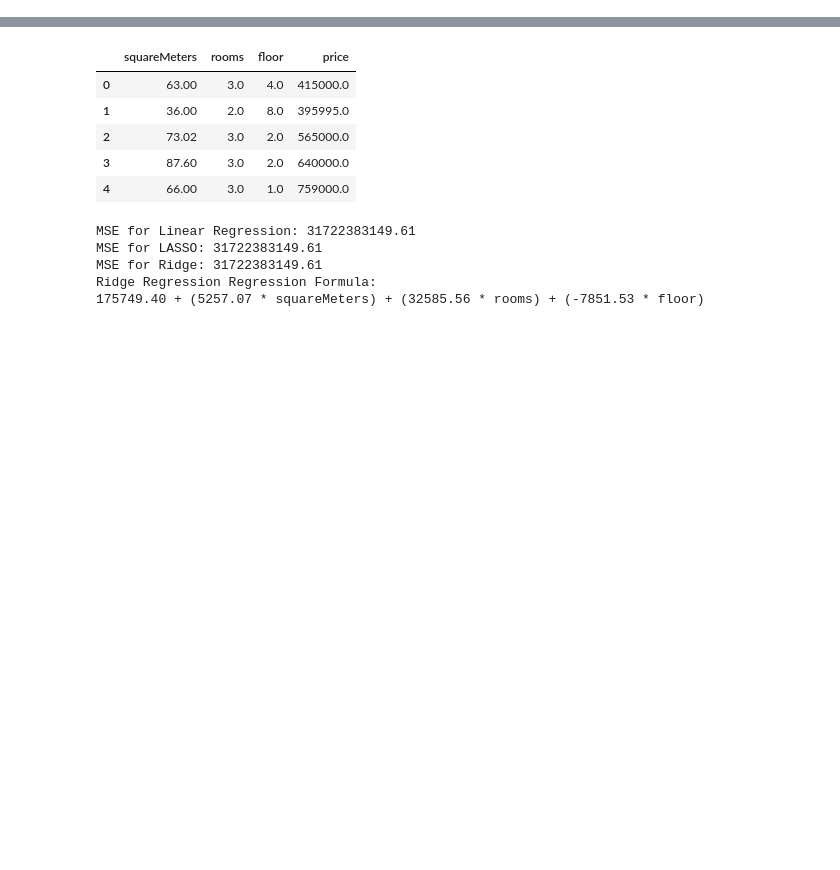
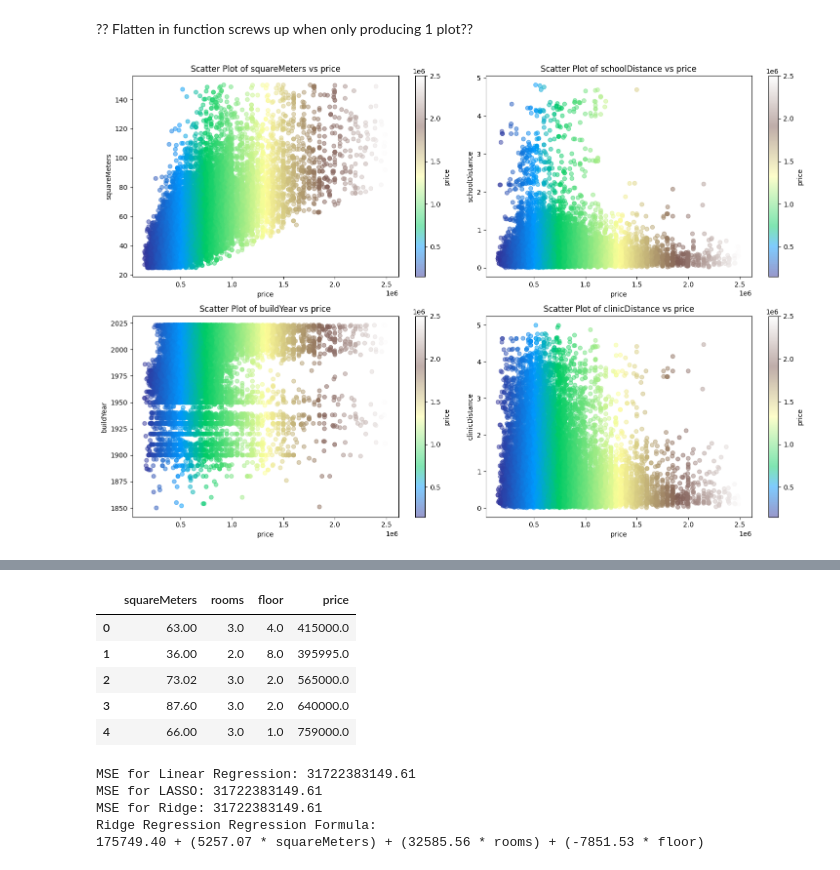
Before and after one commit to jnossa/CDS_Final_Project, a Jupyter notebook: notebook.ipynb, the cells around one changed output, grey strips where cells are left out. Cells and saved outputs as stored; diff of their text form; code cells hidden in the pictures; blank space fills up the shorter version.

```diff
--- a/notebook.ipynb
+++ b/notebook.ipynb
@@ -0,0 +35,7 @@
+# %% [markdown]
+?? Flatten in function screws up when only producing 1 plot??
+# %%
+# Scatter plots
+plots.create_scatter_plot([('price', 'squareMeters'), ('price', 'schoolDistance'), ('price', 'buildYear'), ('price', 'clinicDistance')], n_cols=2, n_rows=2)
+# %% [output]
+[figure, added]
```
Also changed, not shown: parts of 22 cells of this notebook.
